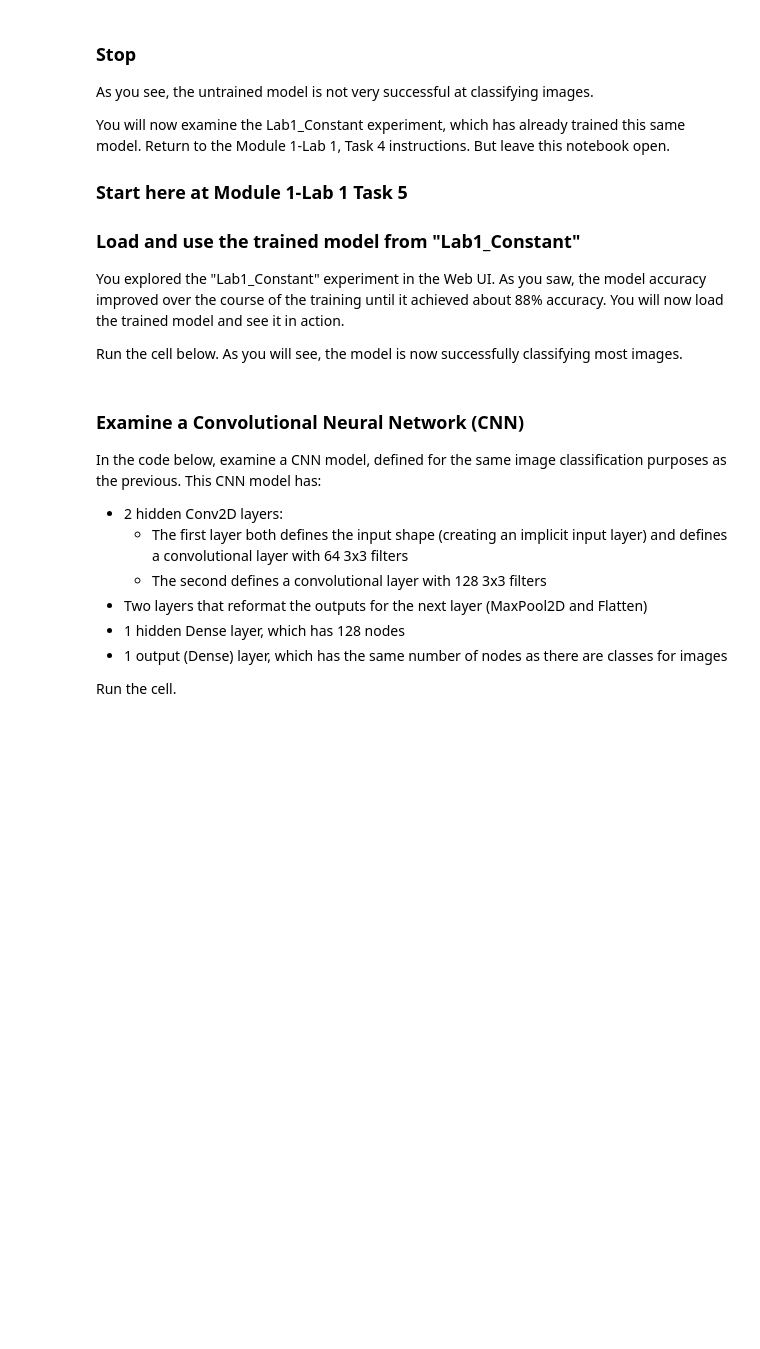
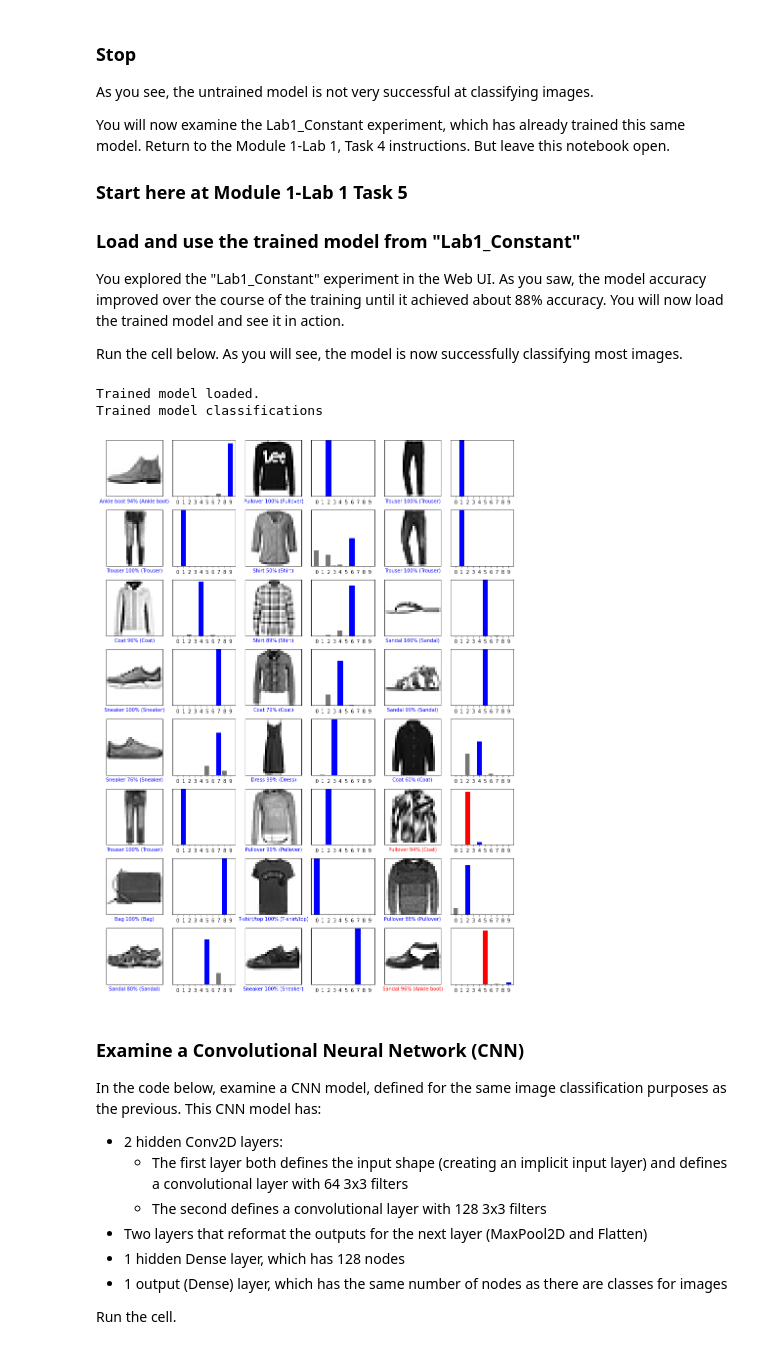
Before and after one commit to jear/gl-det-pytorch, a Jupyter notebook: examples/lab1_nb.ipynb, the cells around one changed output. Drawn from its saved outputs; the diff is of its cells as text; code cells hidden in the pictures; blank space fills up the shorter version.

```diff
--- a/examples/lab1_nb.ipynb
+++ b/examples/lab1_nb.ipynb
@@ -181,23 +191,28 @@ You explored the "Lab1_Constant" experiment in the Web UI. As you saw, the model
 Run the cell below.
 As you will see, the model is now successfully classifying most images.
 # %%
-ann_model.load_weights("/tmp/determined-checkpoint/adaabc99-d2ae-4fbc-9003-db1444e364a9/determined-keras-model-weights").expect_partial()
+ann_model.load_weights("/tmp/determined-checkpoint/jear-bucket/e23aa58d-acc0-4416-bd7b-eef97aa6217d/determined-keras-model-weights").expect_partial()
 print("\033[1m"+"Trained model loaded."+"\033[0m")
+
 probability_model = tf.keras.Sequential([ann_model,
                                          tf.keras.layers.Softmax()])
 predictions = probability_model.predict(test_images)
 num_rows = 8
 num_cols = 3
 num_images = num_rows*num_cols
 plt.figure(figsize=(2*2*num_cols, 2*num_rows))
 for i in range(num_images):
   plt.subplot(num_rows, 2*num_cols, 2*i+1)
   plot_image(i, predictions[i], test_labels, test_images)
   plt.subplot(num_rows, 2*num_cols, 2*i+2)
   plot_value_array(i, predictions[i], test_labels)
 plt.tight_layout()
 print("\033[1m"+"Trained model classifications"+"\033[0m")
 plt.show()
+# %% [output]
+Trained model loaded.
+Trained model classifications
+[figure, added]
 # %% [markdown]
 ### Examine a Convolutional Neural Network (CNN)
 In the code below, examine a CNN model, defined for the same image classification purposes as the previous. This CNN model has:
```
Also changed, not shown: parts of 6 cells of this notebook, 11 other files.
